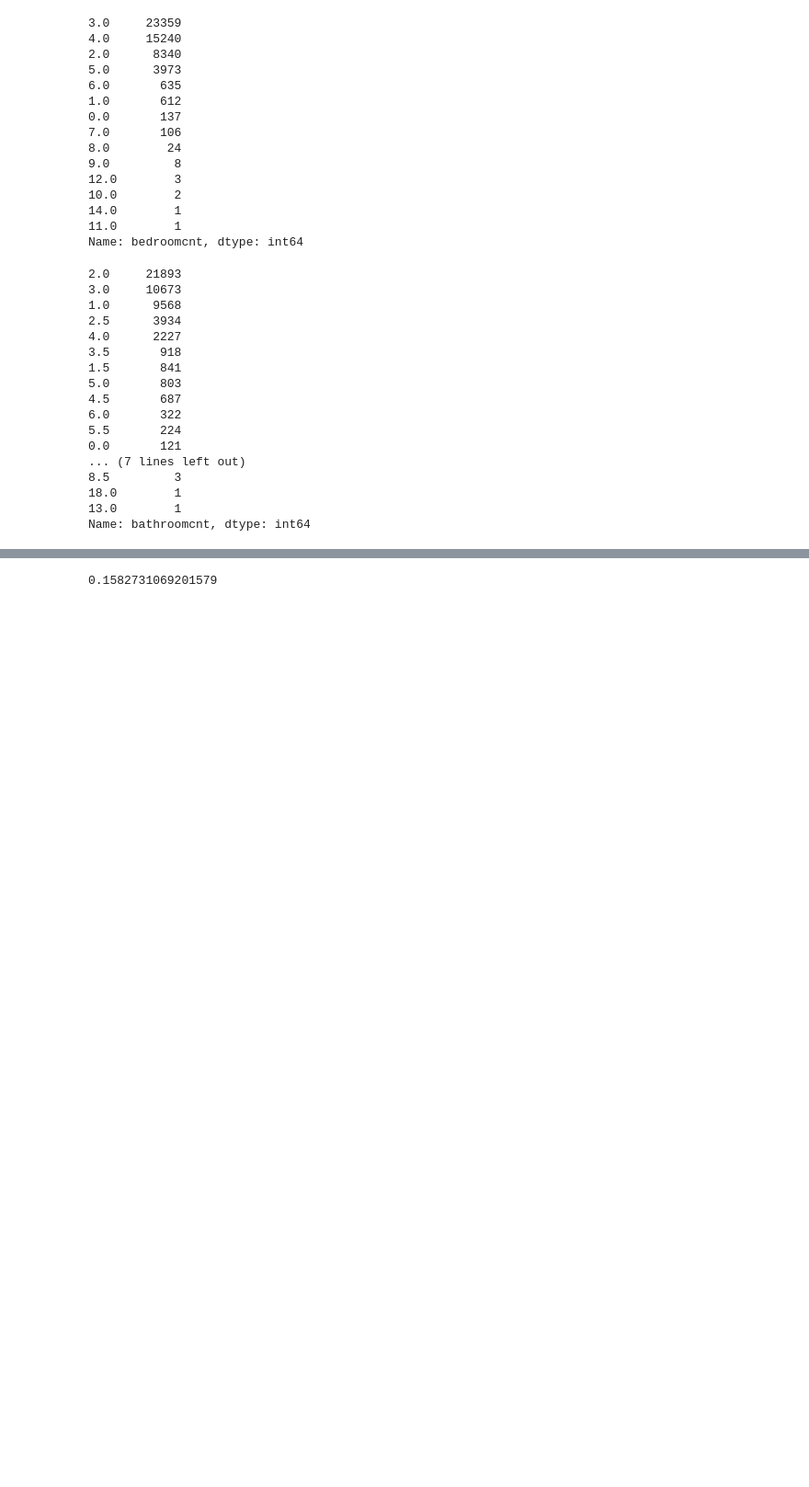
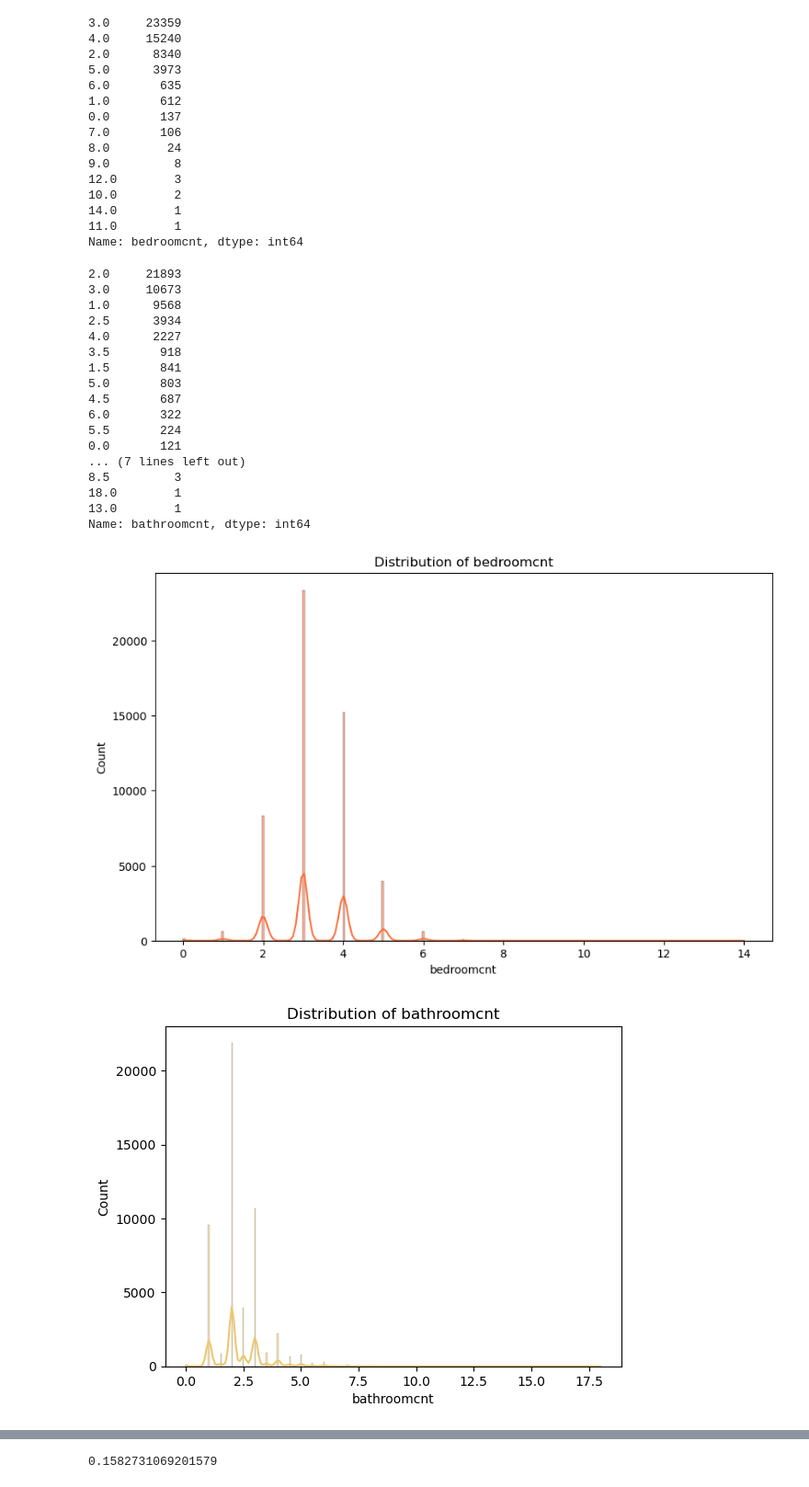
Before and after one commit to Miatta-Sinayoko/Zillow-Regression-Project, a Jupyter notebook: Zillow Regression rough draft.ipynb, the cells around one changed output, grey strips where cells are left out. Shown: that part at 92% size. Saved outputs shown, nothing was run; the diff lists cells and outputs as text; code cells hidden in the pictures; blank space fills up the shorter version.

```diff
--- a/Zillow Regression rough draft.ipynb
+++ b/Zillow Regression rough draft.ipynb
@@ -103,3 +107,24 @@ df.bathroomcnt.value_counts()
 18.0        1
 13.0        1
 Name: bathroomcnt, dtype: int64
+# %%
+# Set the figure size
+plt.figure(figsize=(10, 6))
+
+# Create a rainbow palette with 6 colors
+colors = sns.color_palette('rainbow', 6)
+
+# Loop through the columns in the DataFrame
+for column in df.columns:
+
+    # Create a histplot with kde=True
+    sns.histplot(data=df[column], kde=True, color=colors.pop())
+
+    # Add a title
+    plt.title(f'Distribution of {column}')
+
+    # Show the plot
+    plt.show()
+# %% [output]
+[figure, added]
+[figure, added]
```
Also changed, not shown: parts of 92 cells of this notebook.
